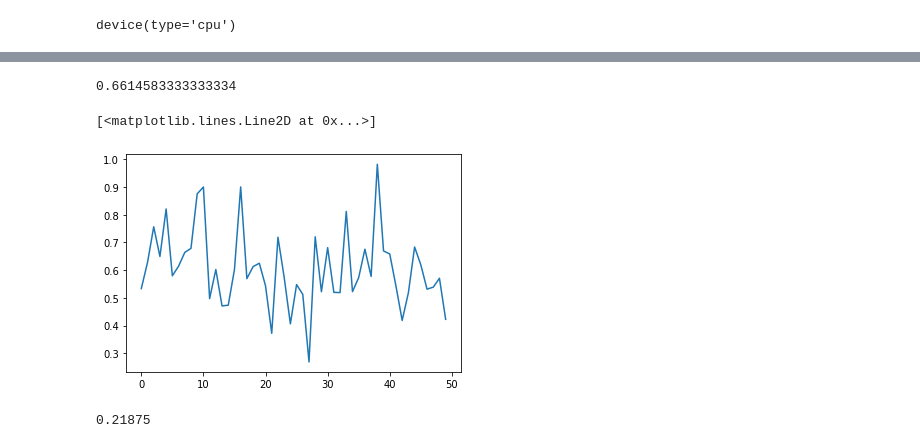
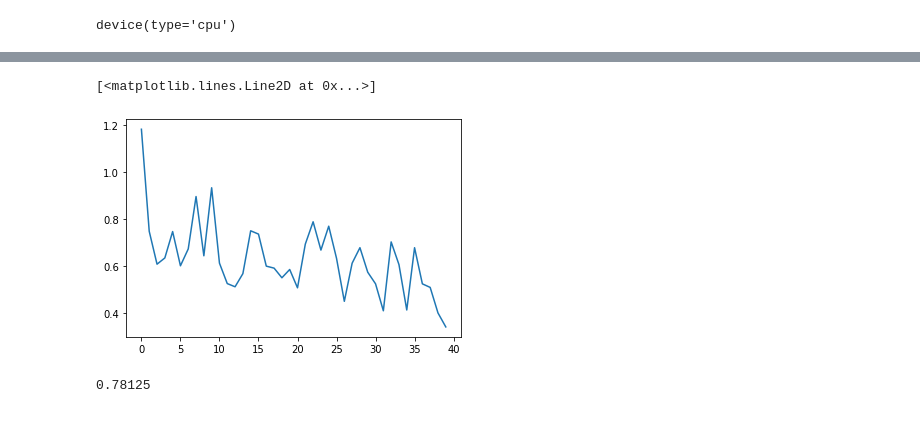
Before and after one commit to shubhamshankar28/CS529Assign4, a Jupyter notebook: FNC_BERTopic_model.ipynb, the cells around one changed output, grey strips where cells are left out. Saved outputs shown, nothing was run; the diff lists cells and outputs as text; code cells hidden in the pictures.

Commit message:
cleaned FNC_BERTopic_model.ipynb

```diff
--- a/FNC_BERTopic_model.ipynb
+++ b/FNC_BERTopic_model.ipynb
@@ -206,0 +217,6 @@ optimizer = torch.optim.Adam(model.parameters(), lr = 3e-4)
+# %%
+model_dot = FNC_BERTopicModel_withDot(X_test.shape[2],12,300,70,15)
+model_dot.to(device)
+print(model_dot)
+criterion_dot = nn.CrossEntropyLoss()
+optimizer_dot = torch.optim.Adam(model_dot.parameters(), lr = 3e-4)
@@ -207,3 +231,14 @@ optimizer = torch.optim.Adam(model.parameters(), lr = 3e-4)
+# %%
+losses = trainer(model_dot,optimizer_dot,criterion_dot,device)
+plt.plot(losses)
+# %% [output]
+[<matplotlib.lines.Line2D at 0x...>]
+[figure, added]
+# %%
+finacc = tester(model_dot,optimizer_dot,device)
+print(finacc)
+# %% [output]
+0.78125
 # %%
 class FNC_BERTopicModel(torch.nn.Module) :
     def __init__(self,  embedding_dim,words_in_head,words_in_body, hidden_dim=100, mlp_layers=100) :
@@ -350,27 +389,16 @@ for e in range(epochs):
 # %%
-batch_acc = []
-for batch_idx, batch in enumerate(test_dl):
+def tester(test_model,test_optimizer,test_device):
+    batch_acc = []
+    for batch_idx, batch in enumerate(test_dl):
+        h0, c0 =  test_model.init_hidden()
+        input = batch[0].to(test_device)
+        target = batch[1].to(test_device)
+        input = input.to(torch.float32)
+        test_optimizer.zero_grad()
+        with torch.set_grad_enabled(False):
+            out, hidden = test_model(input, (h0, c0))
+            _, preds = torch.max(out, 1)
+            preds = preds.to("cpu").tolist()
+            batch_acc.append(accuracy_score(preds, target.tolist()))
 
-    input = batch[0].to(device)
-    target = batch[1].to(device)
-    input = input.to(torch.float32)
-    optimizer.zero_grad()
-    with torch.set_grad_enabled(False):
-        out, hidden = model(input, (h0, c0))
-        _, preds = torch.max(out, 1)
-        preds = preds.to("cpu").tolist()
-        batch_acc.append(accuracy_score(preds, target.tolist()))
-
-sum(batch_acc)/len(batch_acc)
+    return (sum(batch_acc)/len(batch_acc))
-# %% [output]
-0.6614583333333334
-# %%
-
-plt.plot(losses)
-# %% [output]
-[<matplotlib.lines.Line2D at 0x...>]
-[figure, removed]
-# %%
-test_model(model,criterion_1,optimizer_1)
-# %% [output]
-0.21875
```
Also changed, not shown: parts of 14 cells of this notebook.
